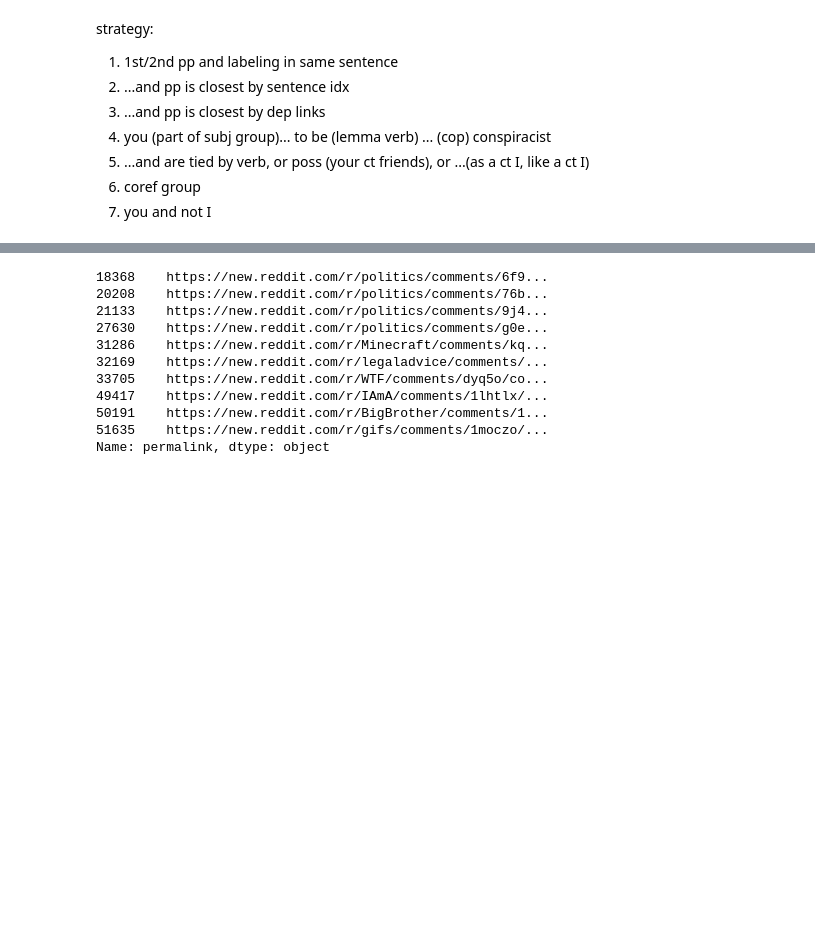
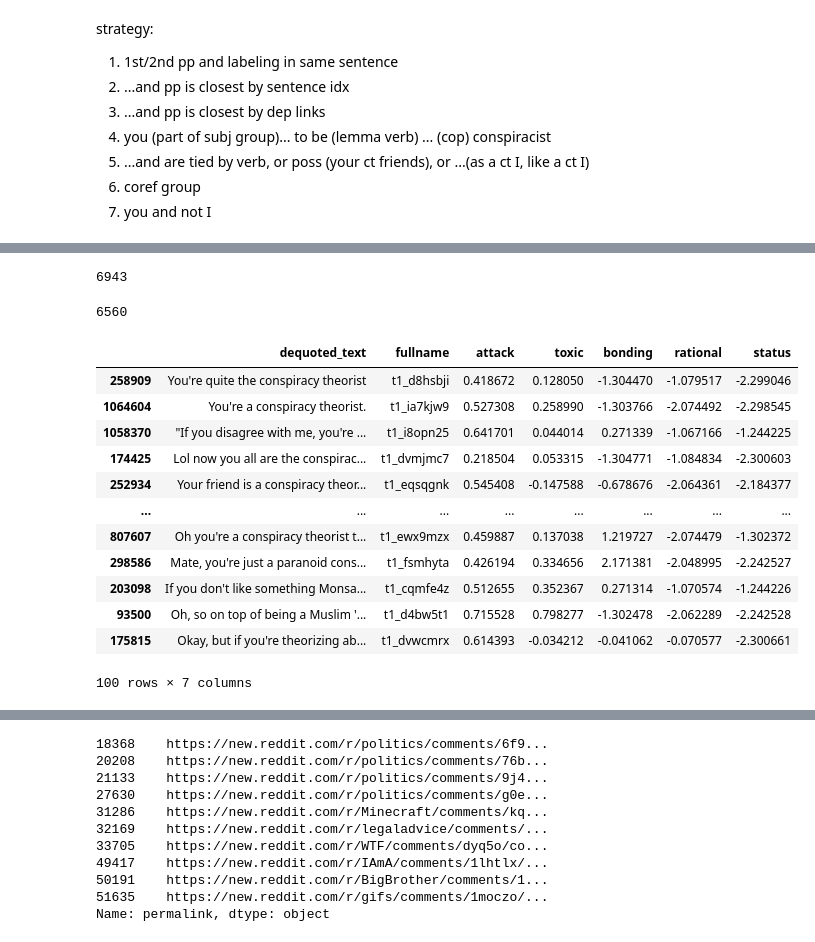
Before and after one commit to hide-ous/thrutherstoo, a Jupyter notebook: notebooks/find_direct_labeling_instances.ipynb, the cells around one changed output, grey strips where cells are left out. Drawn from its saved outputs; the diff is of its cells as text; code cells hidden in the pictures; blank space fills up the shorter version.

```diff
--- a/notebooks/find_direct_labeling_instances.ipynb
+++ b/notebooks/find_direct_labeling_instances.ipynb
@@ -230,0 +258,57 @@ len(strategy_4)
+# %%
+def check_conspiracy_morph(doc, matcher=matcher):
+
+    for sent in doc.sents:
+        match_dict = build_match_dict(matcher, sent)
+        for labeling_span in match_dict['conspiracy_labeling']:
+            span_morph = labeling_span[0].morph.to_dict()
+            if "Number" in span_morph:
+                if span_morph.get('Number', None)=='Sing':
+                    return True
+            elif labeling_span[-1].text[-1]!='s':
+                # print("ok:", labeling_span)
+                return True
+    # print("not ok:", doc)
+    return False
+strategy_4_singular = [i for i in strategy_4 if check_conspiracy_morph(i[-2])]
+# %%
+len(strategy_4_singular)
+# %% [output]
+6943
+# %%
+def check_negated_verb(doc, matcher=matcher):
+    for sent in doc.sents:
+        match_dict = build_match_dict(matcher, sent)
+        for labeling_span in match_dict['conspiracy_labeling']:
+            root_verb = labeling_span.sent.root
+            if root_verb.lemma_=='be':
+                if any(map(lambda x: x.dep_=='neg', root_verb.children)):
+                    # print(sent)
+                    return True
+
+    return False
+# %%
+strategy_4_singular_not_negated = [i for i in strategy_4_singular if not check_negated_verb(i[-2])]
+# %%
+len(strategy_4_singular_not_negated)
+# %% [output]
+6560
+# %%
+strategy_4_df =df[df.fullname.isin(i[-1] for i in strategy_4_singular_not_negated)]
+ntile=4
+# %%
+strategy_4_df.sample(100)[['dequoted_text', 'fullname', 'attack', 'toxic', 'bonding', 'rational', 'status']]
+# %% [output]
+|  | dequoted_text | fullname | attack | toxic | bonding | rational | status |
+| 258909 | You're quite the conspiracy theorist | t1_d8hsbji | 0.418672 | 0.128050 | -1.304470 | -1.079517 | -2.299046 |
+| 1064604 | You're a conspiracy theorist. | t1_ia7kjw9 | 0.527308 | 0.258990 | -1.303766 | -2.074492 | -2.298545 |
+| 1058370 | "If you disagree with me, you're ... | t1_i8opn25 | 0.641701 | 0.044014 | 0.271339 | -1.067166 | -1.244225 |
+| 174425 | Lol now you all are the conspirac... | t1_dvmjmc7 | 0.218504 | 0.053315 | -1.304771 | -1.084834 | -2.300603 |
+| 252934 | Your friend is a conspiracy theor... | t1_eqsqgnk | 0.545408 | -0.147588 | -0.678676 | -2.064361 | -2.184377 |
+| ... | ... | ... | ... | ... | ... | ... | ... |
+| 807607 | Oh you're a conspiracy theorist t... | t1_ewx9mzx | 0.459887 | 0.137038 | 1.219727 | -2.074479 | -1.302372 |
+| 298586 | Mate, you're just a paranoid cons... | t1_fsmhyta | 0.426194 | 0.334656 | 2.171381 | -2.048995 | -2.242527 |
+| 203098 | If you don't like something Monsa... | t1_cqmfe4z | 0.512655 | 0.352367 | 0.271314 | -1.070574 | -1.244226 |
+| 93500 | Oh, so on top of being a Muslim '... | t1_d4bw5t1 | 0.715528 | 0.798277 | -1.302478 | -2.062289 | -2.242528 |
+| 175815 | Okay, but if you're theorizing ab... | t1_dvwcmrx | 0.614393 | -0.034212 | -0.041062 | -0.070577 | -2.300661 |
+100 rows × 7 columns
```
Also changed, not shown: parts of 28 cells of this notebook, 1 other file.
